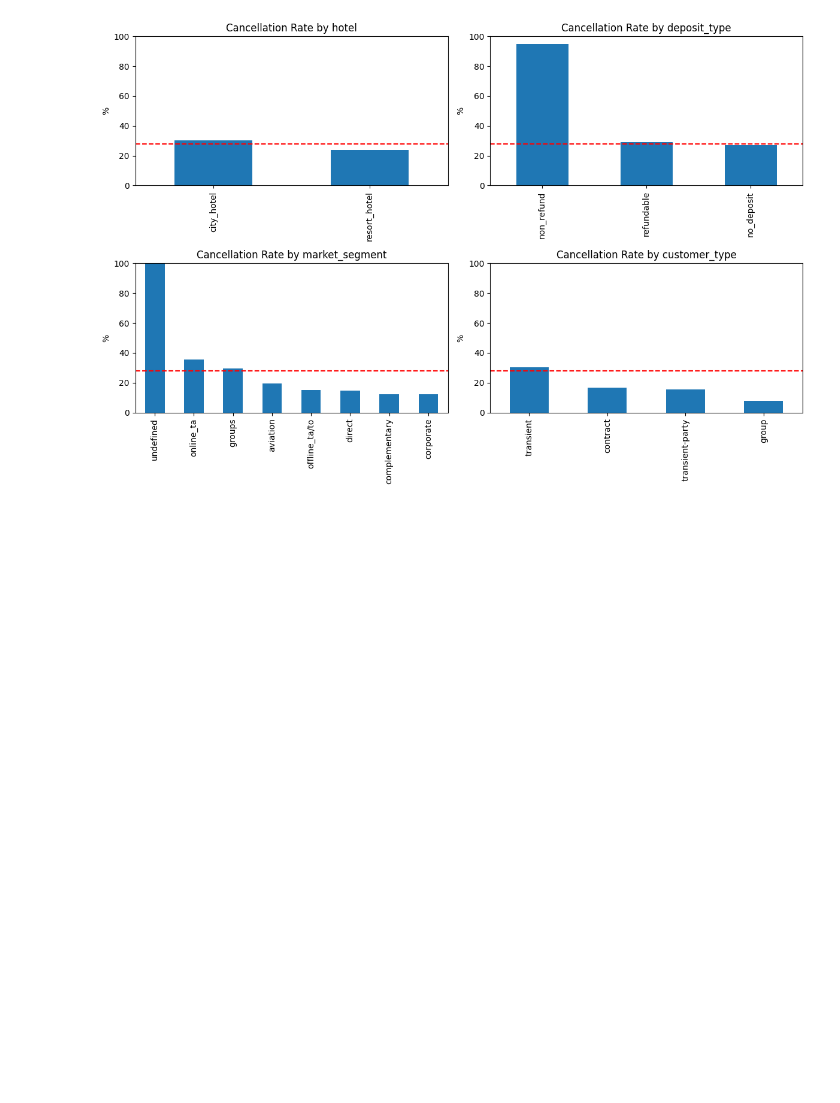
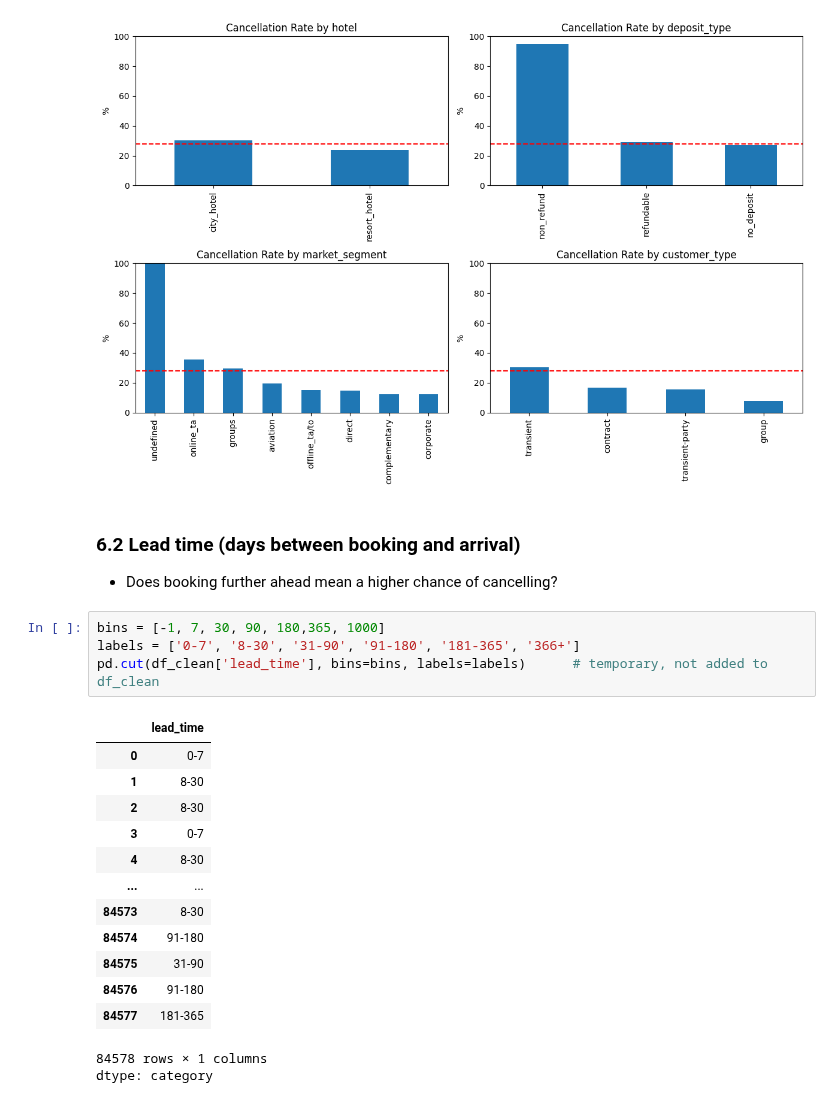
Before and after one commit to nabila-natasha/hotel-booking-cancellation-ml, a Jupyter notebook: notebooks/01_eda_cleaning.ipynb, the cells around one changed output. Drawn from its saved outputs; the diff is of its cells as text; blank space fills up the shorter version.

```diff
--- a/notebooks/01_eda_cleaning.ipynb
+++ b/notebooks/01_eda_cleaning.ipynb
@@ -588,3 +583,25 @@ plt.tight_layout()
 plt.show()
 # %% [output]
 [figure]
+# %% [markdown]
+### 6.2 Lead time (days between booking and arrival)
+ - Does booking further ahead mean a higher chance of cancelling?
+# %%
+bins = [-1, 7, 30, 90, 180,365, 1000]
+labels = ['0-7', '8-30', '31-90', '91-180', '181-365', '366+']
+pd.cut(df_clean['lead_time'], bins=bins, labels=labels)      # temporary, not added to df_clean
+# %% [output]
+|  | lead_time |
+| 0 | 0-7 |
+| 1 | 8-30 |
+| 2 | 8-30 |
+| 3 | 0-7 |
+| 4 | 8-30 |
+| ... | ... |
+| 84573 | 8-30 |
+| 84574 | 91-180 |
+| 84575 | 31-90 |
+| 84576 | 91-180 |
+| 84577 | 181-365 |
+84578 rows × 1 columns
+dtype: category
```
Also changed, not shown: parts of 4 cells of this notebook.
